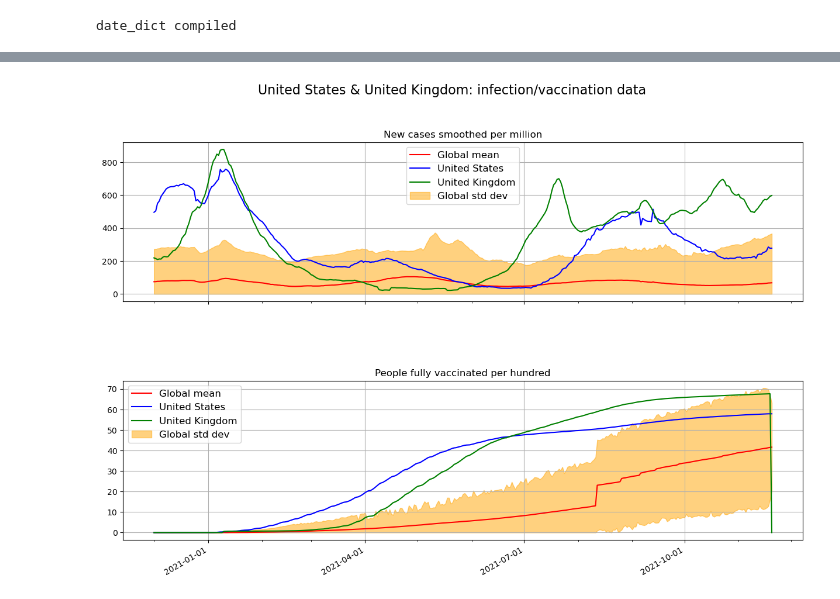
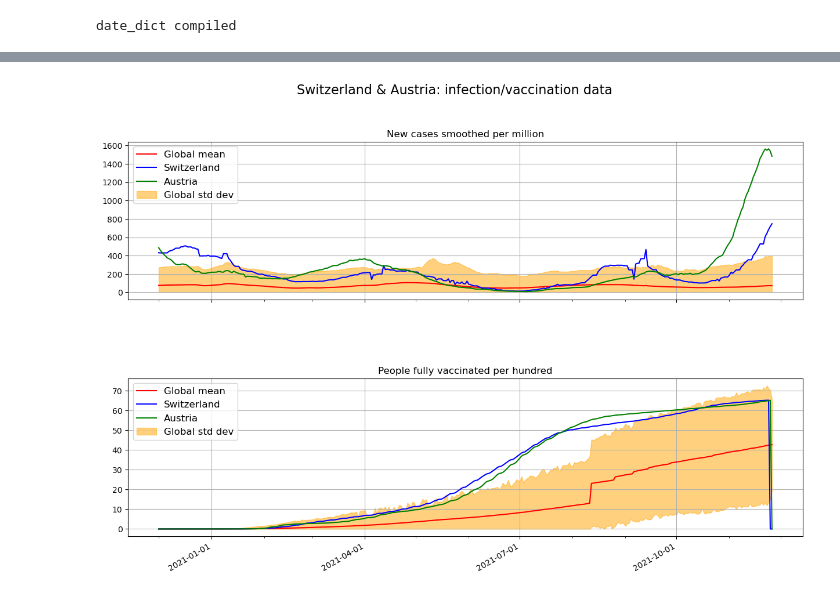
Before and after one commit to Ipgnosis/covid_analysis, a Jupyter notebook: inf-vaxx.ipynb, the cells around one changed output, grey strips where cells are left out. Cells and saved outputs as stored; diff of their text form; code cells hidden in the pictures.

```diff
--- a/inf-vaxx.ipynb
+++ b/inf-vaxx.ipynb
@@ -243,8 +243,8 @@ plt.show()
 # re-juggle the data for a 2 country chart
 
 # the countries being analyzed
-yi_axis_values = 'USA'
-yii_axis_values = 'GBR'
+yi_axis_values = 'CHE'
+yii_axis_values = 'AUT'
 
 yi_axis_label = data[yi_axis_values]['location']
 yii_axis_label = data[yii_axis_values]['location']
@@ -328,31 +328,31 @@ fig.suptitle(chart_title_str, fontsize = tsize)
 #  format the x axis (date) labels
 # Text in the x axis will be displayed in 'YYYY-mm-dd' format.
 ax1.xaxis.set_major_formatter(mdates.DateFormatter('%Y-%m-%d'))
 ax2.xaxis.set_major_formatter(mdates.DateFormatter('%Y-%m-%d'))
 
 # major ticks every 3 months.
 fmt_qtr_year = mdates.MonthLocator(interval = 3)
 ax1.xaxis.set_major_locator(fmt_qtr_year)
 ax2.xaxis.set_major_locator(fmt_qtr_year)
 
 # minor ticks every month.
 fmt_month = mdates.MonthLocator()
 ax1.xaxis.set_minor_locator(fmt_month)
 ax2.xaxis.set_minor_locator(fmt_month)
 
 # Rotates and right aligns the x labels, and moves the bottom of the
 # axes up to make room for them.
 fig.autofmt_xdate()
 
 # changing the fontsize of ticks
 ax1.tick_params(labelsize = lsize)
 ax2.tick_params(labelsize = lsize)
 
 # format the legends
 ax1.legend(loc = 0, fontsize = fsize)
 ax2.legend(loc = 0, fontsize = fsize)
 
 # display the plot
 plt.show()
 # %% [output]
-[figure, old version]
+[figure, new version]
```
Also changed, not shown: parts of 3 cells of this notebook, 4 other files.
